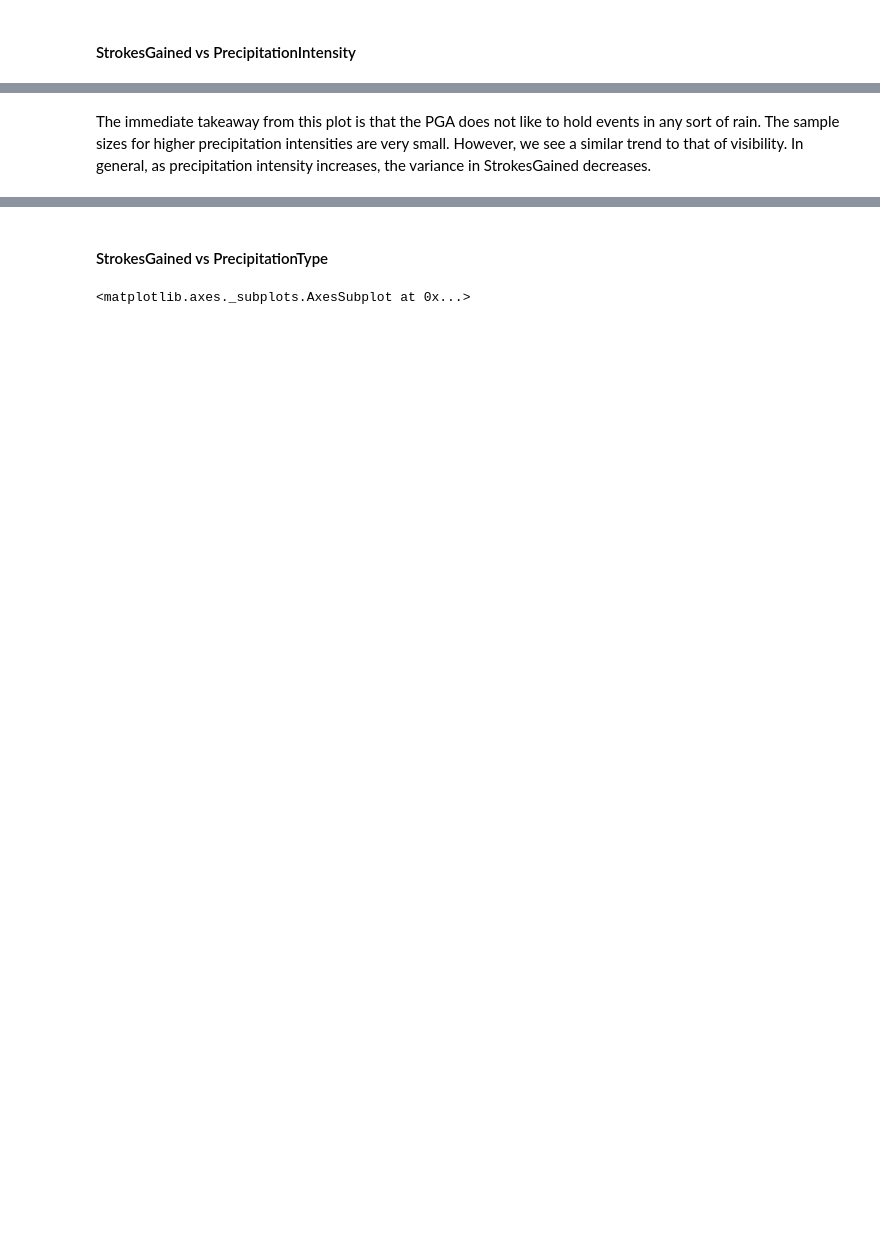
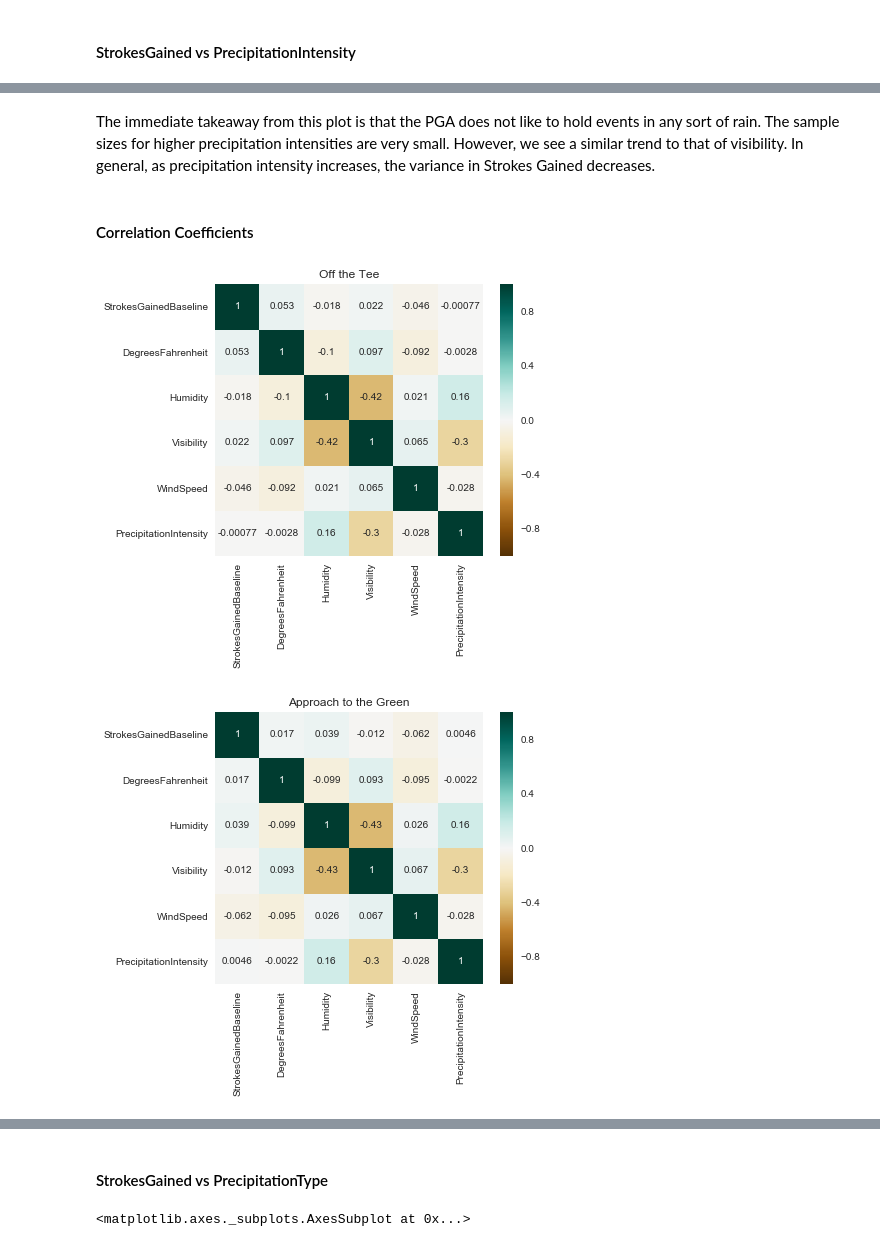
Before and after one commit to awfuldynne/golf_course_project, a Jupyter notebook: Examples/Analysis_and_Visualization.ipynb, the cells around one changed output, grey strips where cells are left out. Saved outputs shown, nothing was run; the diff lists cells and outputs as text; code cells hidden in the pictures; blank space fills up the shorter version.

```diff
--- a/Examples/Analysis_and_Visualization.ipynb
+++ b/Examples/Analysis_and_Visualization.ipynb
@@ -144,2 +153,17 @@ plot_strokes_gained_scatter(df_ori, 'PrecipitationIntensity')
 # %% [markdown]
-The immediate takeaway from this plot is that the PGA does not like to hold events in any sort of rain. The sample sizes for higher precipitation intensities are very small. However, we see a similar trend to that of visibility. In general, as precipitation intensity increases, the variance in StrokesGained decreases.
+The immediate takeaway from this plot is that the PGA does not like to hold events in any sort of rain. The sample sizes for higher precipitation intensities are very small. However, we see a similar trend to that of visibility. In general, as precipitation intensity increases, the variance in Strokes Gained decreases.
+# %% [markdown]
+#### Correlation Coefficients
+# %%
+heatmap_df = df_ori[['StrokesGainedBaseline','StrokesGainedCategory','DegreesFahrenheit','Humidity','Visibility',
+                     'WindSpeed','PrecipitationIntensity']]
+# %%
+categories = ['Off the Tee','Approach to the Green','Around the Green','Putting']
+
+for cat in categories:
+    plt.subplots(figsize=(6,5))
+    sns.heatmap(heatmap_df[heatmap_df['StrokesGainedCategory'] == cat].corr(), cmap = 'BrBG', annot = True)
+    plt.title(cat)
+# %% [output]
+[figure, added]
+[figure, added]
```
Also changed, not shown: parts of 30 cells of this notebook, 1 other file.
